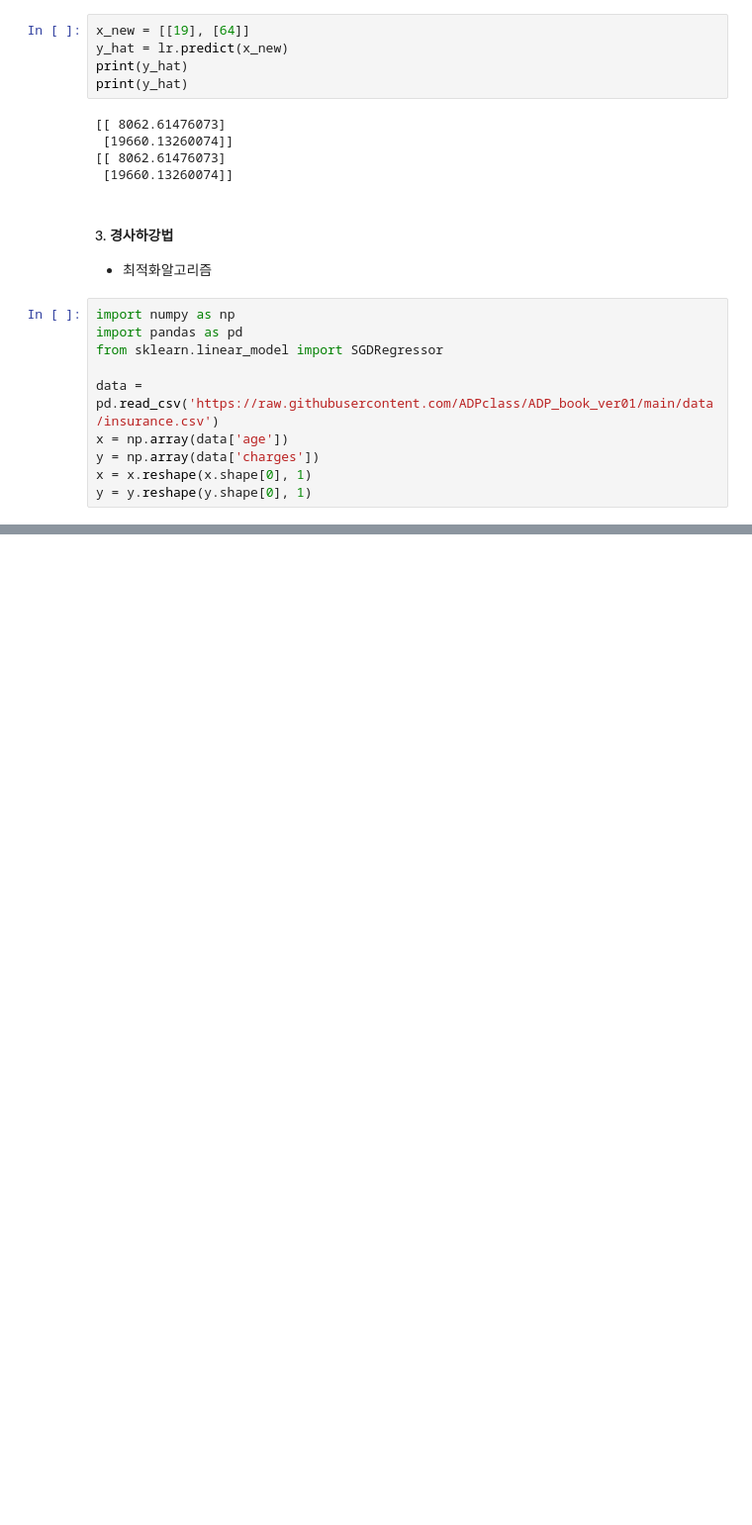
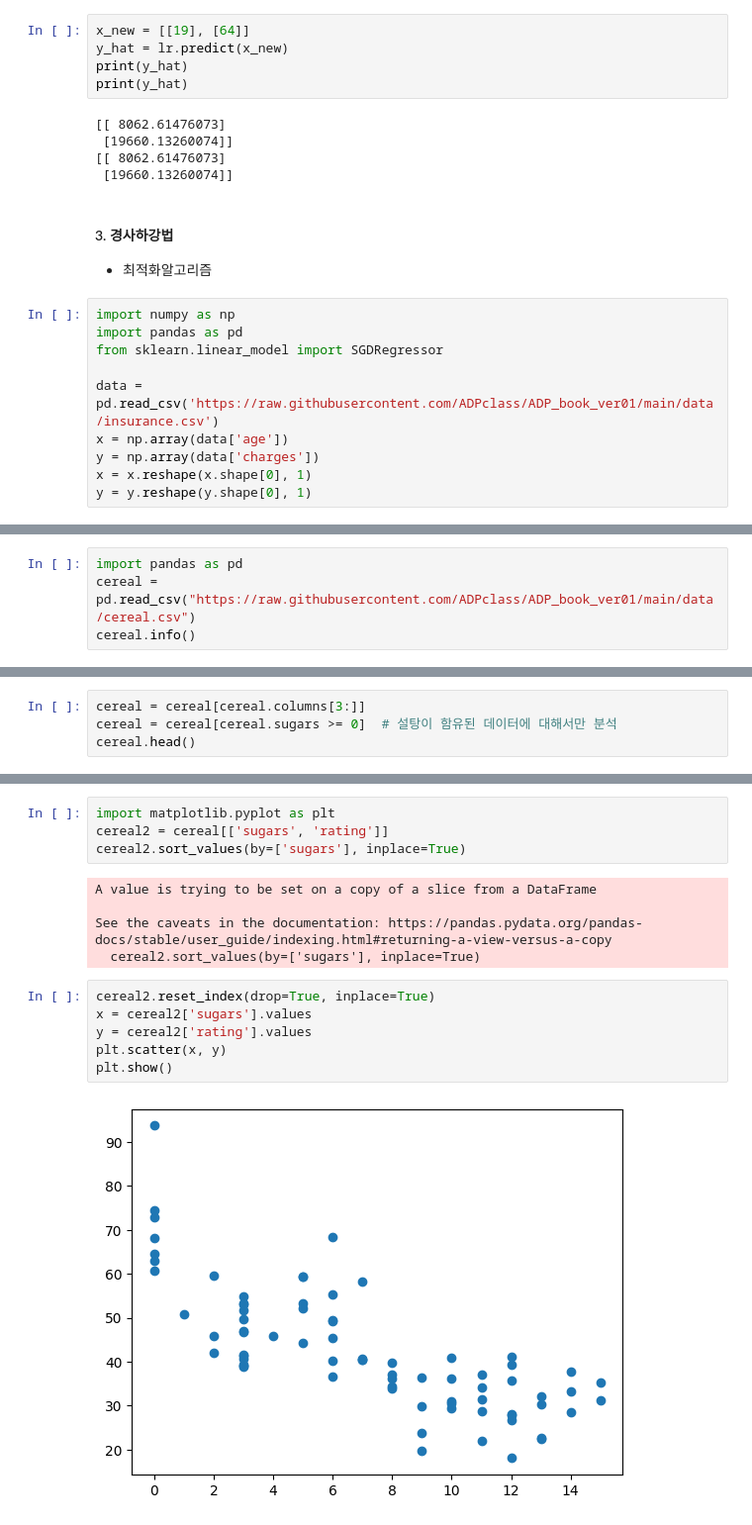
Before and after one commit to Soy-code/ADP, a Jupyter notebook: chapter6. 머신러닝-지도학습.ipynb, the cells around one changed output, grey strips where cells are left out. Shown at 99% size. Drawn from its saved outputs; the diff is of its cells as text; blank space fills up the shorter version.

```diff
--- a/chapter6. 머신러닝-지도학습.ipynb
+++ b/chapter6. 머신러닝-지도학습.ipynb
@@ -67,0 +89,4 @@ sgd_reg.fit(x, y.ravel())  # y.ravel : 다차원 -> 1차원으로 바꿔주는
+# %%
+import pandas as pd
+cereal = pd.read_csv("https://raw.githubusercontent.com/ADPclass/ADP_book_ver01/main/data/cereal.csv")
+cereal.info()
@@ -67,0 +111,4 @@ sgd_reg.fit(x, y.ravel())  # y.ravel : 다차원 -> 1차원으로 바꿔주는
+# %%
+cereal = cereal[cereal.columns[3:]]
+cereal = cereal[cereal.sugars >= 0]  # 설탕이 함유된 데이터에 대해서만 분석
+cereal.head()
@@ -67,0 +122,17 @@ sgd_reg.fit(x, y.ravel())  # y.ravel : 다차원 -> 1차원으로 바꿔주는
+# %%
+import matplotlib.pyplot as plt
+cereal2 = cereal[['sugars', 'rating']]
+cereal2.sort_values(by=['sugars'], inplace=True)
+# %% [output]
+A value is trying to be set on a copy of a slice from a DataFrame
+
+See the caveats in the documentation: https://pandas.pydata.org/pandas-docs/stable/user_guide/indexing.html#returning-a-view-versus-a-copy
+  cereal2.sort_values(by=['sugars'], inplace=True)
+# %%
+cereal2.reset_index(drop=True, inplace=True)
+x = cereal2['sugars'].values
+y = cereal2['rating'].values
+plt.scatter(x, y)
+plt.show()
+# %% [output]
+[figure, added]
```
Also changed, not shown: parts of 16 cells of this notebook.
